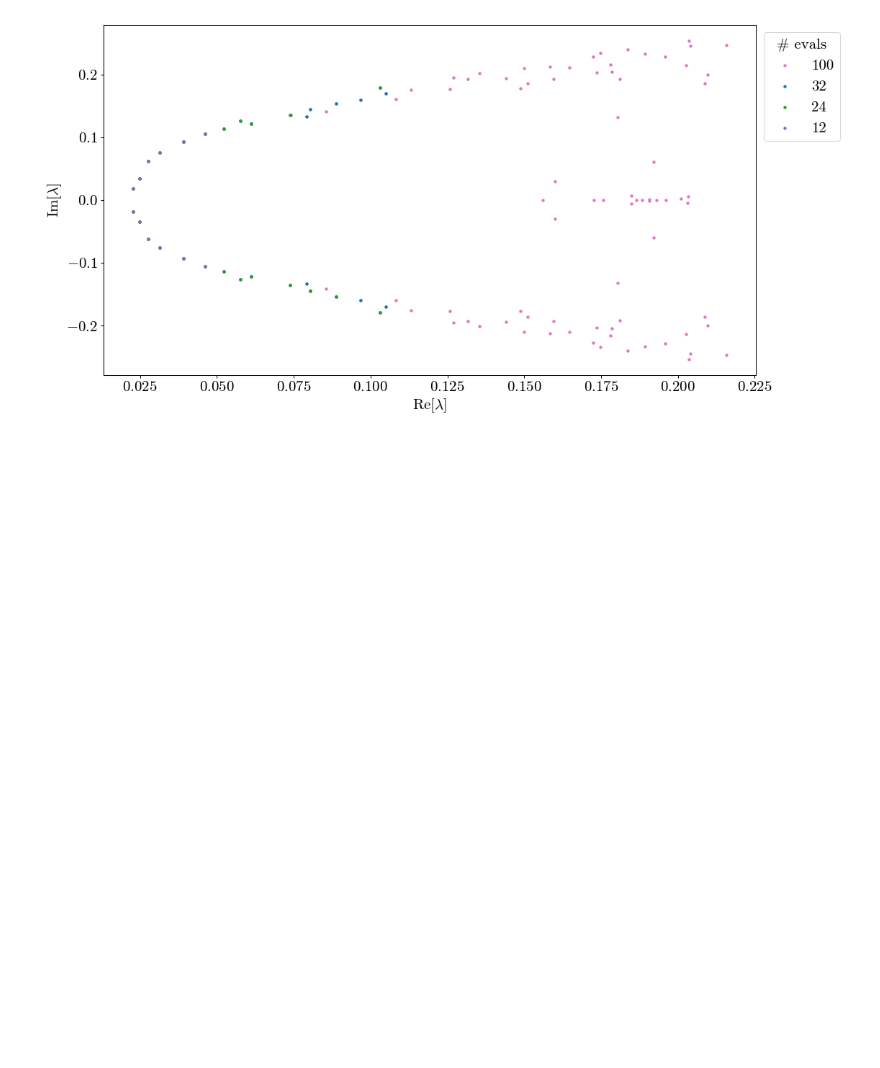
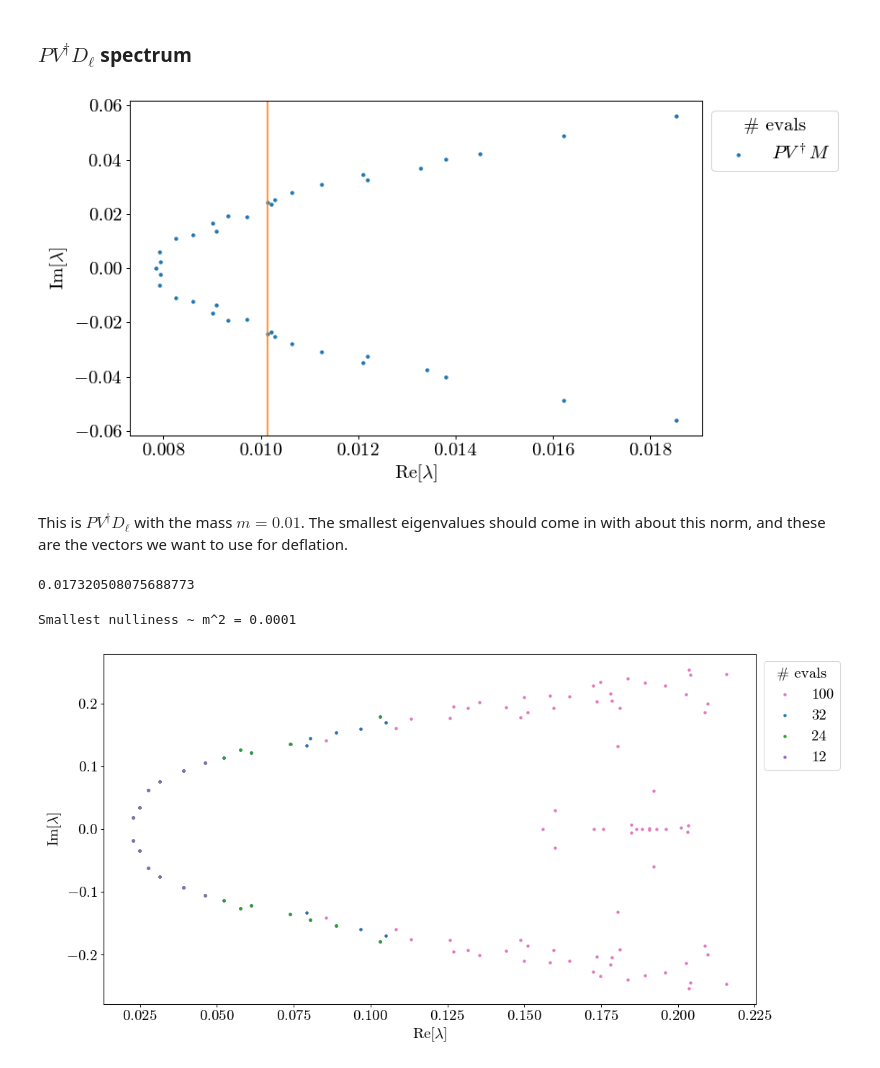
Before and after one commit to poare/lqcd, a Jupyter notebook: multigrid/python_scripts/plot_kryschur_spec.ipynb, the cells around one changed output. Cells and saved outputs as stored; diff of their text form; code cells hidden in the pictures; blank space fills up the shorter version.

```diff
--- a/multigrid/python_scripts/plot_kryschur_spec.ipynb
+++ b/multigrid/python_scripts/plot_kryschur_spec.ipynb
@@ -26,7 +26,7 @@ import plottools as pt
 import formattools as fmt
 pt.set_font()
 default_style = fmt.styles['notebook']
-default_style['colwidth'] = 15
+default_style['colwidth'] = 12
 
 import GCR
 import utils
@@ -32,0 +45,2 @@ import utils
+# %% [markdown]
+### $PV^\dagger D_\ell$ spectrum
@@ -33,3 +120,28 @@ import utils
+# %%
+fig, axes = pt.add_subplots()
+ax = axes[0]
+# pt.scatter_1d(np.real(evals_conv), np.imag(evals_conv), ax = ax, col = pt.pal[3], ax_label = [r'$\mathrm{Re}[\lambda]$', r'$\mathrm{Im}[\lambda]$'], fn_label = '100')
+pt.scatter_1d(np.real(pvdavm_evals), np.imag(pvdavm_evals), ax = ax, col = pt.pal[0], ax_label = [r'$\mathrm{Re}[\lambda]$', r'$\mathrm{Im}[\lambda]$'], fn_label = r'$PV^\dagger M$')
+# pt.scatter_1d(np.real(pvdavm_evals_32), np.imag(pvdavm_evals_32), ax = ax, col = pt.pal[3], mkr = 'x', ax_label = [r'$\mathrm{Re}[\lambda]$', r'$\mathrm{Im}[\lambda]$'], fn_label = r'$PV^\dagger M$')
+pt.add_line(ax, np.real(pvdavm_evals[20]), c = pt.pal[1])
+# pt.scatter_1d([0.0169311],[-0.0235927], ax = ax, col = pt.pal[2])
+ax.legend(title = r'# evals', title_fontsize = default_style['fontsize'], fontsize = default_style['fontsize'], bbox_to_anchor=(1, 1))
+plt.tight_layout()
+# %% [output]
+[figure, added]
+# %% [markdown]
+This is $PV^\dagger D_\ell$ with the mass $m = 0.01$. The smallest eigenvalues should come in with about this norm, and these are the vectors we want to use for deflation.
+# %%
+np.sqrt(0.0003)
+# %% [output]
+0.017320508075688773
+# %%
+m = 0.01
+gcr_null = 0.0003
+print(f'Smallest nulliness ~ m^2 = {m**2}')
+print(f'GCR basis nulliness ~ {gcr_null}')
+# %% [output]
+Smallest nulliness ~ m^2 = 0.0001
 # %%
 eval_str = r"""(-0.00458042101,-0.00425715381)
     (0.0155563374,0.0163139717)
```
Also changed, not shown: parts of 4 cells of this notebook, 9 other files.
